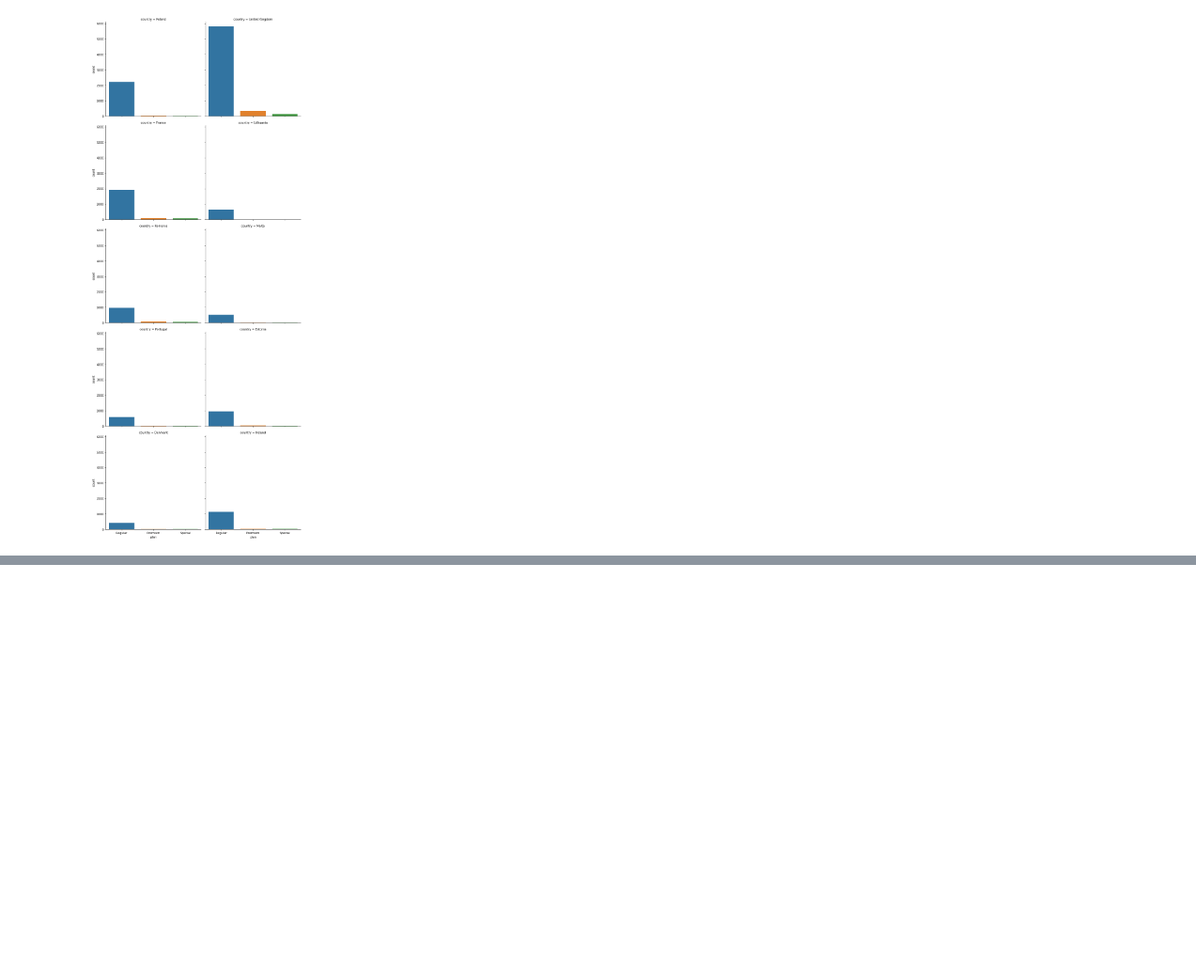
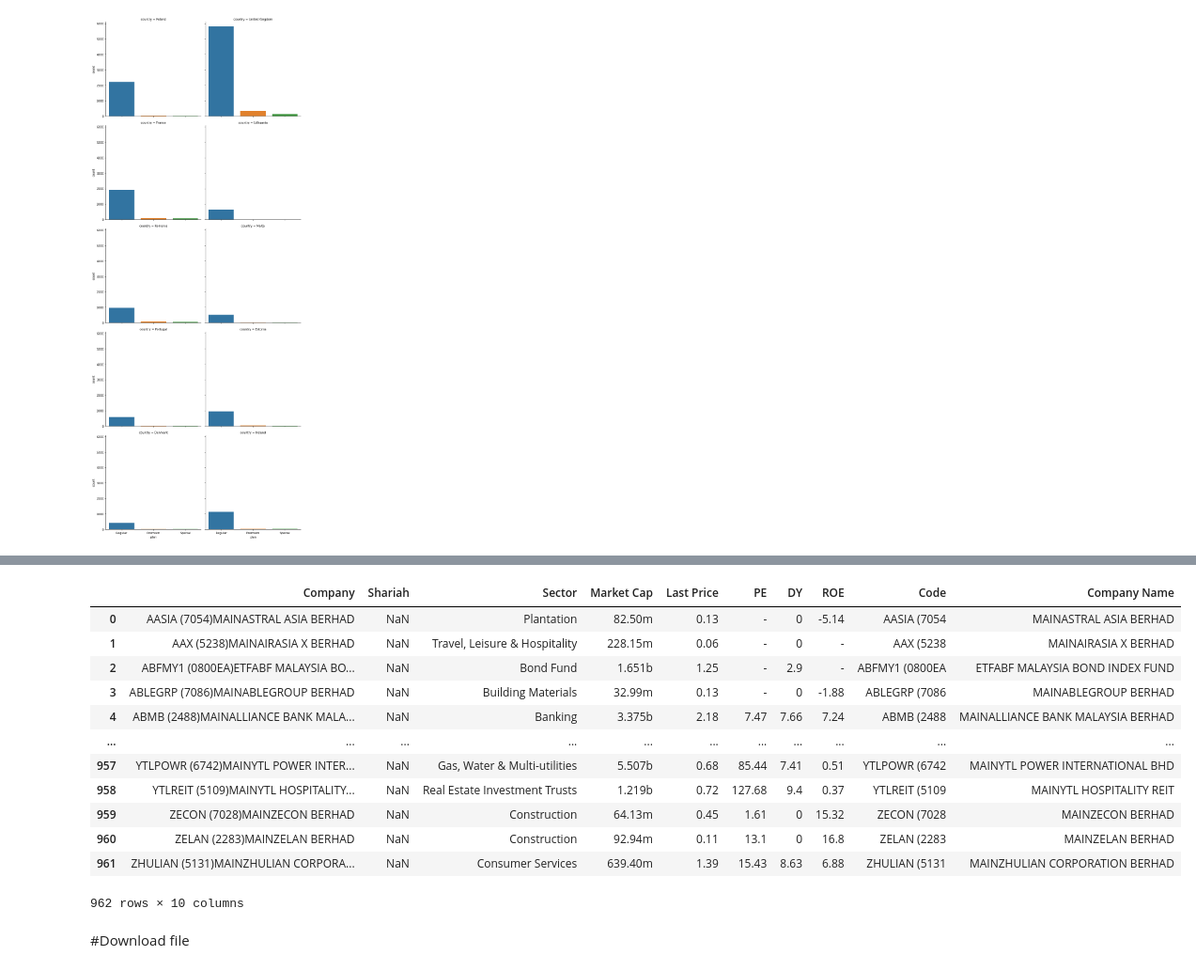
Before and after one commit to atlas-github/fstep_19, a Jupyter notebook: intro_to_bigdata&ai.ipynb, the cells around one changed output, grey strips where cells are left out. Shown at 94% size. Drawn from its saved outputs; the diff is of its cells as text; code cells hidden in the pictures; blank space fills up the shorter version.

```diff
--- a/intro_to_bigdata&ai.ipynb
+++ b/intro_to_bigdata&ai.ipynb
@@ -264,0 +323,3 @@ plot1
+# %%
+data = pd.read_html("https://www.malaysiastock.biz/Listed-Companies.aspx?type=A&value=A")
+data
@@ -264,0 +360,11 @@ plot1
+# %%
+alphabet = ["A", "B", "C", "D", "E", "F", "G", "H", "I", "J", "K", "L", "M", "N", "O", "P", "Q", "R", "S", "T", "U", "V", "W", "X", "Y", "Z"]
+# %%
+table= pd.DataFrame()
+# %%
+for i in range(len(alphabet)):
+  url = 'https://www.malaysiastock.biz/Listed-Companies.aspx?type=A&value='+alphabet[i]
+  data = pd.read_html(url)
+  table = table.append(pd.DataFrame(data[7]), ignore_index = True)
+
+table
@@ -264,0 +385,19 @@ plot1
+# %%
+table = table.join(table['Company'].str.split(')', 1, expand = True).rename(columns={0:'Code', 1:'Company Name'}))
+table
+# %% [output]
+|  | Company | Shariah | Sector | Market Cap | Last Price | PE | DY | ROE | Code | Company Name |
+| 0 | AASIA (7054)MAINASTRAL ASIA BERHAD | NaN | Plantation | 82.50m | 0.13 | - | 0 | -5.14 | AASIA (7054 | MAINASTRAL ASIA BERHAD |
+| 1 | AAX (5238)MAINAIRASIA X BERHAD | NaN | Travel, Leisure & Hospitality | 228.15m | 0.06 | - | 0 | - | AAX (5238 | MAINAIRASIA X BERHAD |
+| 2 | ABFMY1 (0800EA)ETFABF MALAYSIA BO... | NaN | Bond Fund | 1.651b | 1.25 | - | 2.9 | - | ABFMY1 (0800EA | ETFABF MALAYSIA BOND INDEX FUND |
+| 3 | ABLEGRP (7086)MAINABLEGROUP BERHAD | NaN | Building Materials | 32.99m | 0.13 | - | 0 | -1.88 | ABLEGRP (7086 | MAINABLEGROUP BERHAD |
+| 4 | ABMB (2488)MAINALLIANCE BANK MALA... | NaN | Banking | 3.375b | 2.18 | 7.47 | 7.66 | 7.24 | ABMB (2488 | MAINALLIANCE BANK MALAYSIA BERHAD |
+| ... | ... | ... | ... | ... | ... | ... | ... | ... | ... | ... |
+| 957 | YTLPOWR (6742)MAINYTL POWER INTER... | NaN | Gas, Water & Multi-utilities | 5.507b | 0.68 | 85.44 | 7.41 | 0.51 | YTLPOWR (6742 | MAINYTL POWER INTERNATIONAL BHD |
+| 958 | YTLREIT (5109)MAINYTL HOSPITALITY... | NaN | Real Estate Investment Trusts | 1.219b | 0.72 | 127.68 | 9.4 | 0.37 | YTLREIT (5109 | MAINYTL HOSPITALITY REIT |
+| 959 | ZECON (7028)MAINZECON BERHAD | NaN | Construction | 64.13m | 0.45 | 1.61 | 0 | 15.32 | ZECON (7028 | MAINZECON BERHAD |
+| 960 | ZELAN (2283)MAINZELAN BERHAD | NaN | Construction | 92.94m | 0.11 | 13.1 | 0 | 16.8 | ZELAN (2283 | MAINZELAN BERHAD |
+| 961 | ZHULIAN (5131)MAINZHULIAN CORPORA... | NaN | Consumer Services | 639.40m | 1.39 | 15.43 | 8.63 | 6.88 | ZHULIAN (5131 | MAINZHULIAN CORPORATION BERHAD |
+962 rows × 10 columns
+# %% [markdown]
+#Download file
```
Also changed, not shown: parts of 17 cells of this notebook.
